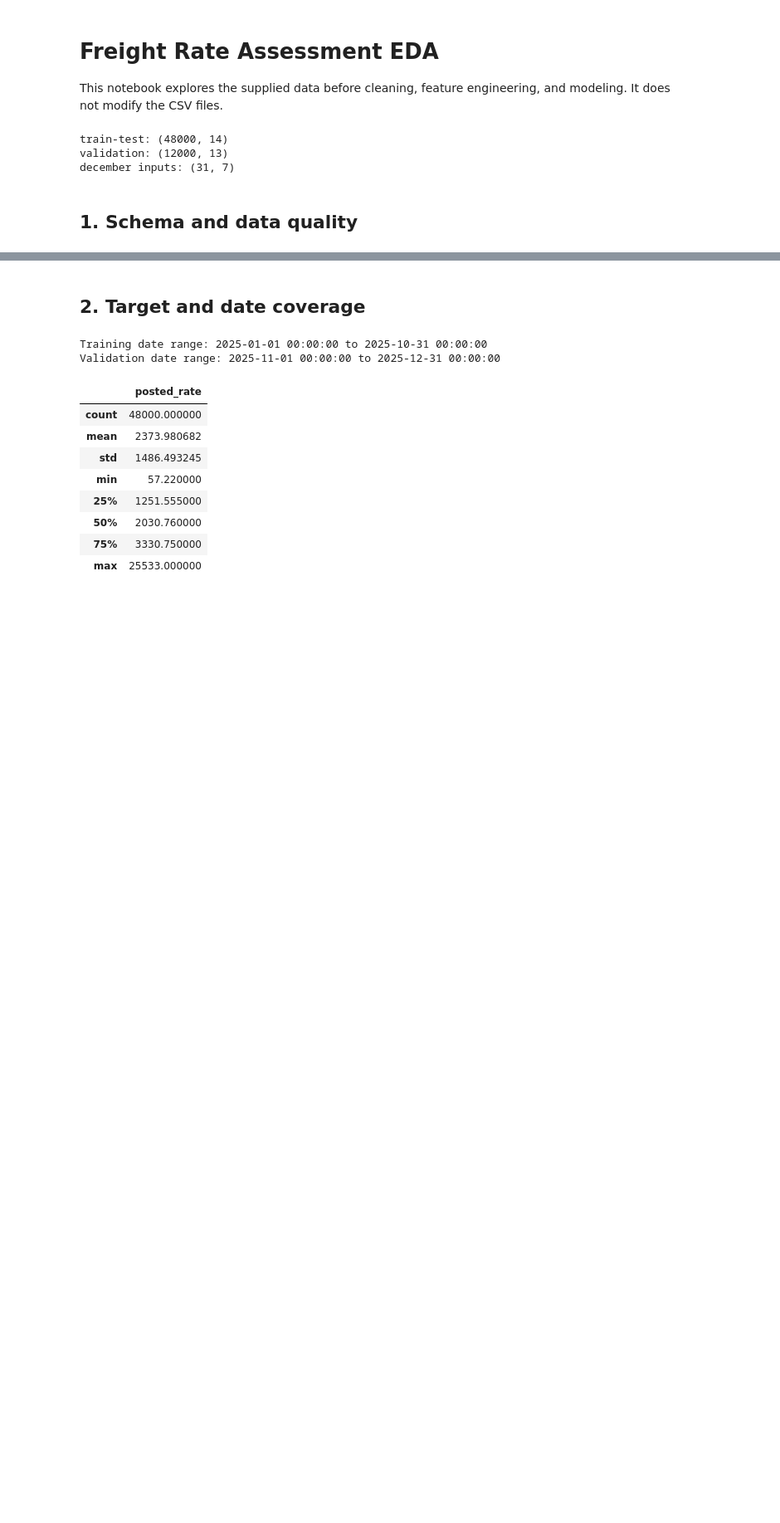
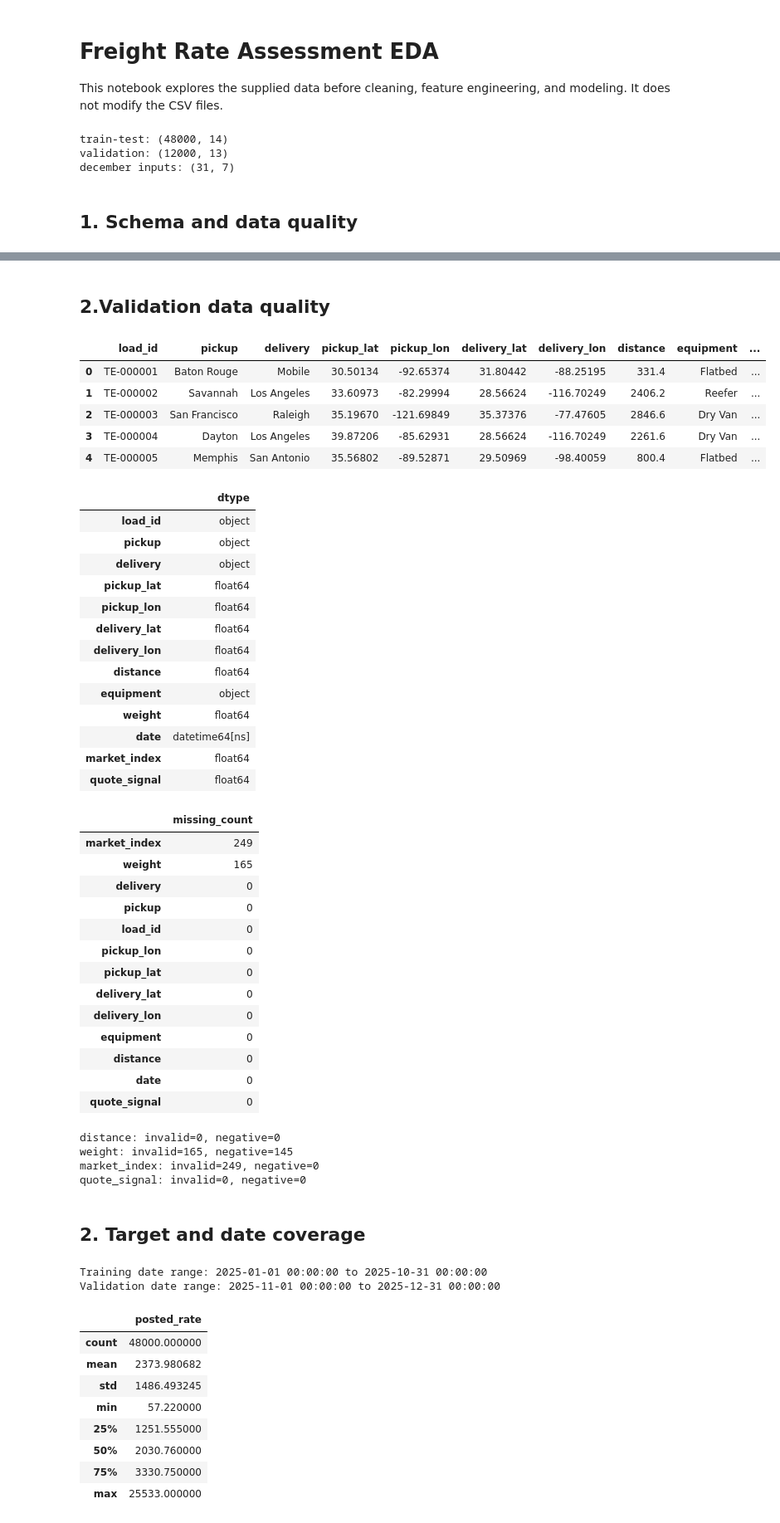
Before and after one commit to Affan005-ai/Machine-Learning-Engineer-Assessment, a Jupyter notebook: eda.ipynb, the cells around one changed output, grey strips where cells are left out. Shown at 83% size. Drawn from its saved outputs; the diff is of its cells as text; code cells hidden in the pictures; blank space fills up the shorter version.

```diff
--- a/eda.ipynb
+++ b/eda.ipynb
@@ -71,6 +71,55 @@ weight: invalid=300, negative=292
 market_index: invalid=374, negative=0
 quote_signal: invalid=0, negative=0
 posted_rate: invalid=0, negative=0
+# %% [markdown]
+## 2.Validation data quality
+# %%
+display(validation.head())
+display(validation.dtypes.to_frame('dtype'))
+display(validation.isna().sum().sort_values(ascending=False).to_frame('missing_count'))
+
+for column in ['distance', 'weight', 'market_index', 'quote_signal']:
+    values = pd.to_numeric(validation[column], errors='coerce')
+    print(f'{column}: invalid={values.isna().sum()}, negative={(values < 0).sum()}')
+# %% [output]
+|  | load_id | pickup | delivery | pickup_lat | pickup_lon | delivery_lat | delivery_lon | distance | equipment | ... |
+| 0 | TE-000001 | Baton Rouge | Mobile | 30.50134 | -92.65374 | 31.80442 | -88.25195 | 331.4 | Flatbed | ... |
+| 1 | TE-000002 | Savannah | Los Angeles | 33.60973 | -82.29994 | 28.56624 | -116.70249 | 2406.2 | Reefer | ... |
+| 2 | TE-000003 | San Francisco | Raleigh | 35.19670 | -121.69849 | 35.37376 | -77.47605 | 2846.6 | Dry Van | ... |
+| 3 | TE-000004 | Dayton | Los Angeles | 39.87206 | -85.62931 | 28.56624 | -116.70249 | 2261.6 | Dry Van | ... |
+| 4 | TE-000005 | Memphis | San Antonio | 35.56802 | -89.52871 | 29.50969 | -98.40059 | 800.4 | Flatbed | ... |
+|  | dtype |
+| load_id | object |
+| pickup | object |
+| delivery | object |
+| pickup_lat | float64 |
+| pickup_lon | float64 |
+| delivery_lat | float64 |
+| delivery_lon | float64 |
+| distance | float64 |
+| equipment | object |
+| weight | float64 |
+| date | datetime64[ns] |
+| market_index | float64 |
+| quote_signal | float64 |
+|  | missing_count |
+| market_index | 249 |
+| weight | 165 |
+| delivery | 0 |
+| pickup | 0 |
+| load_id | 0 |
+| pickup_lon | 0 |
+| pickup_lat | 0 |
+| delivery_lat | 0 |
+| delivery_lon | 0 |
+| equipment | 0 |
+| distance | 0 |
+| date | 0 |
+| quote_signal | 0 |
+distance: invalid=0, negative=0
+weight: invalid=165, negative=145
+market_index: invalid=249, negative=0
+quote_signal: invalid=0, negative=0
 # %% [markdown]
 ## 2. Target and date coverage
 # %%
```
Also changed, not shown: parts of 1 cell of this notebook, 5 other files.
